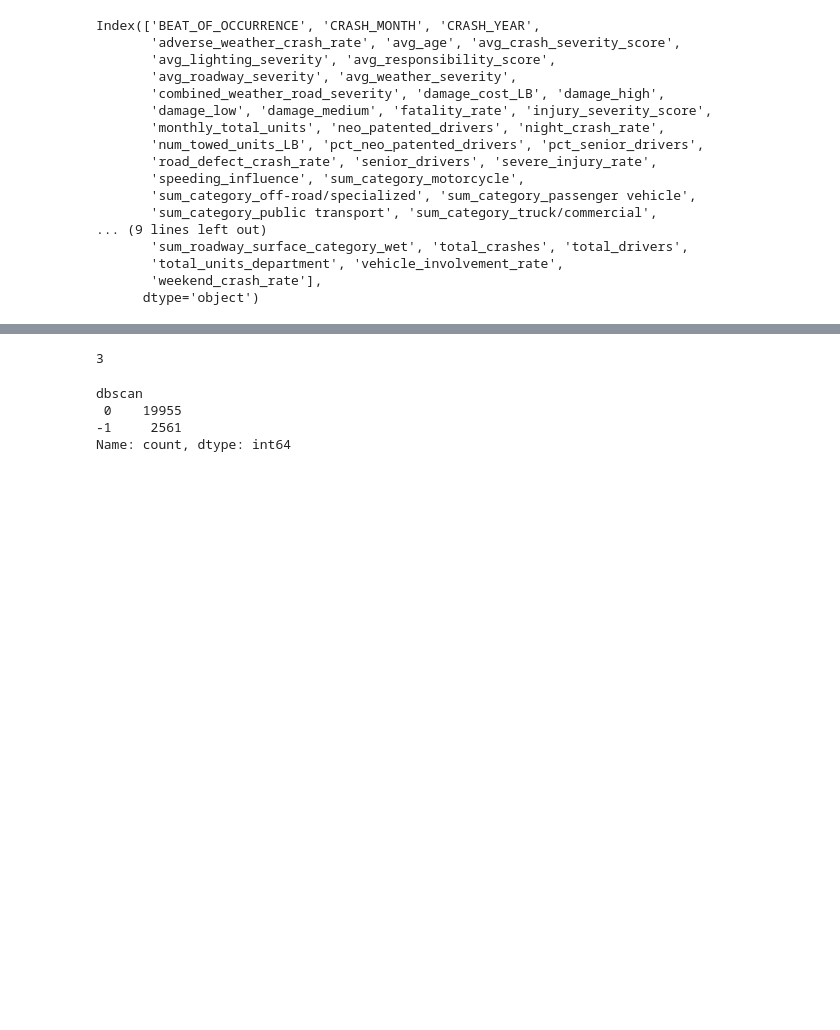
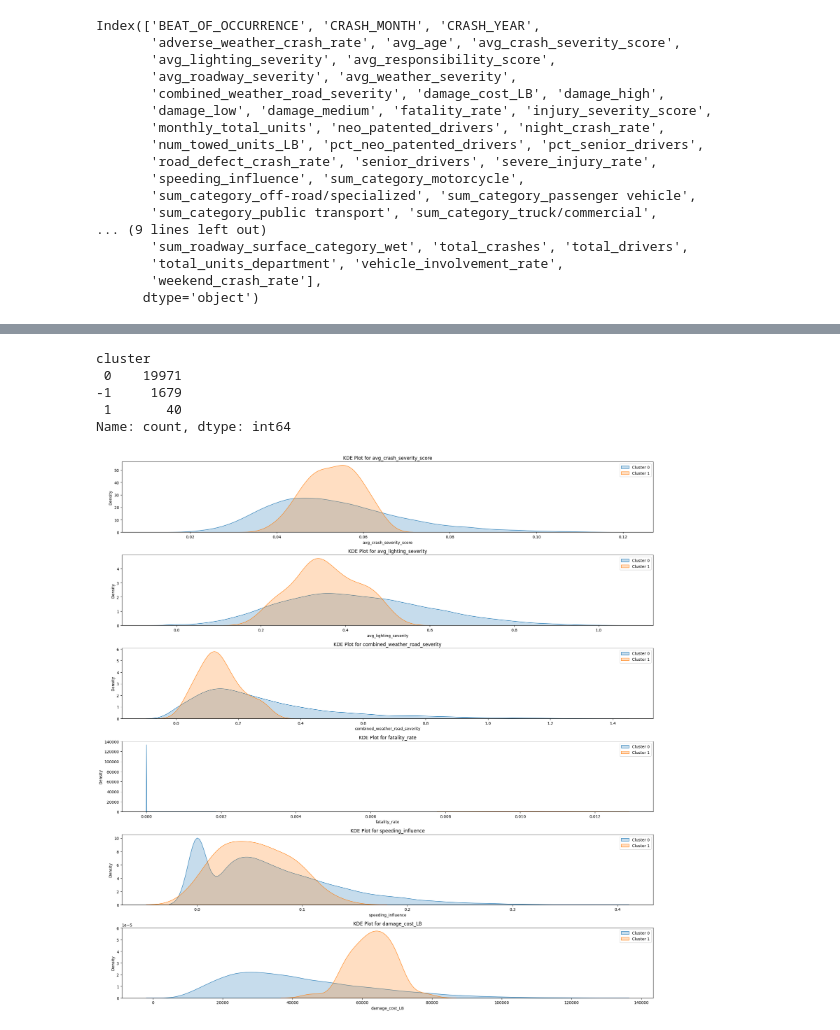
Before and after one commit to lavo2/DataMining-Project, a Jupyter notebook: 2-clusering-DBSCAN.ipynb, the cells around one changed output, grey strips where cells are left out. Cells and saved outputs as stored; diff of their text form; code cells hidden in the pictures; blank space fills up the shorter version.

```diff
--- a/2-clusering-DBSCAN.ipynb
+++ b/2-clusering-DBSCAN.ipynb
@@ -147,16 +134,25 @@ scores_df.head(10)
-# %%
-#number of clusters
-df['dbscan'].nunique()
-# %% [output]
-3
 # %%
-#dbscan
-dbscan = DBSCAN(eps=0.7, min_samples=13)
-dbscan.fit(df_cluster_ss)
-df['dbscan'] = dbscan.labels_
-df['dbscan'].value_counts()
+dbscan = DBSCAN(eps=0.85, min_samples=14)
+labels = dbscan.fit_predict(df_cluster_ss)
+df['cluster'] = labels
+df['cluster'].value_counts()
 # %% [output]
-dbscan
- 0    19955
--1     2561
+cluster
+ 0    19971
+-1     1679
+ 1       40
 Name: count, dtype: int64
+# %%
+features = selected_features
+
+plt.figure(figsize=(20, 20))
+for i, feature in enumerate(features):
+    plt.subplot(len(features), 1, i+1)
+    for cluster in range(len(df['cluster'].unique())):
+        sns.kdeplot(df[df['cluster'] == cluster][feature], label=f'Cluster {cluster}', fill=True)
+    plt.title(f'KDE Plot for {feature}')
+    plt.legend()
+plt.tight_layout()
+plt.show()
+# %% [output]
+[figure, added]
```
Also changed, not shown: parts of 11 cells of this notebook, 1 other file.
